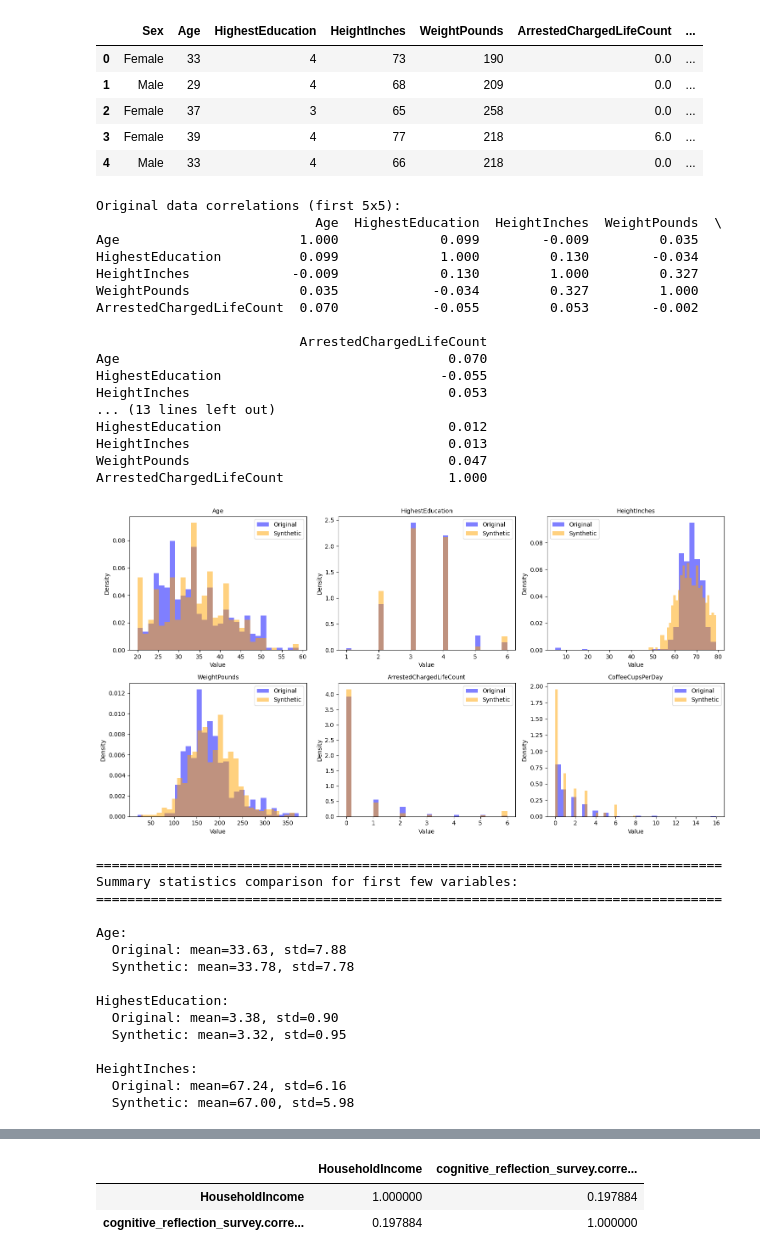
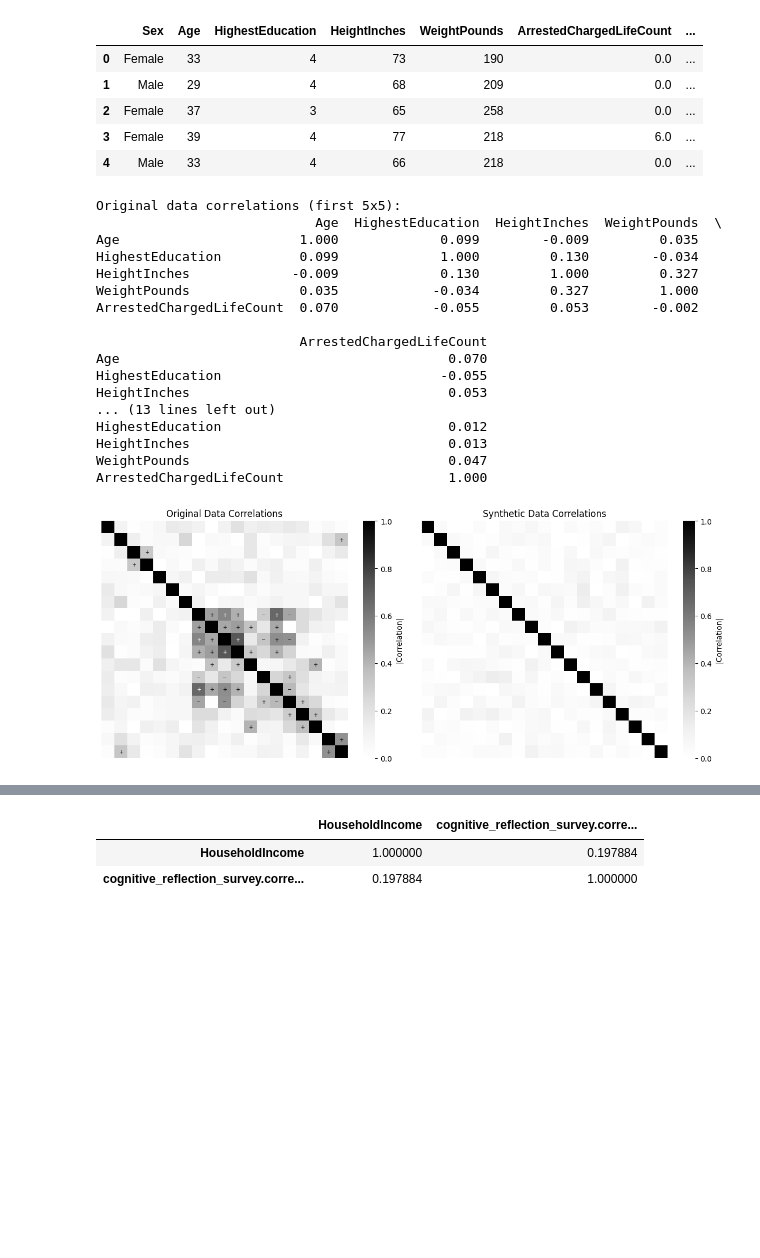
Before and after one commit to BetterCodeBetterScience/bettercode, a Jupyter notebook: notebooks/ch-09/sdv_example.ipynb, the cells around one changed output, grey strips where cells are left out. Drawn from its saved outputs; the diff is of its cells as text; code cells hidden in the pictures; blank space fills up the shorter version.

```diff
--- a/notebooks/ch-09/sdv_example.ipynb
+++ b/notebooks/ch-09/sdv_example.ipynb
@@ -183,88 +183,32 @@ def make_sdvcorrs(variant):
         ['Original Data Correlations', 'Synthetic Data Correlations']
     ):
         sns.heatmap(mat, ax=ax, xticklabels=False, yticklabels=False, **hm)
         if variant == 'gray':
             _annotate_signs(ax, signed)
         ax.set_title(title)
     fig.tight_layout()
     return fig
 
 
 save_fig_variants(make_sdvcorrs, 'sdvcorrs', CHAPTER, IMAGE_DIR)
-
-# Visualize distributions of a few variables
-numeric_cols = numeric_orig.columns[:6]
-
-# in gray the two overlaid histograms differ by fill vs. dashed outline
-DIST_STYLE = {
-    'color': {'orig': dict(color='blue', alpha=0.5),
-              'synth': dict(color='orange', alpha=0.5)},
-    'gray': {'orig': dict(color='0.6', alpha=0.6),
-             'synth': dict(histtype='step', edgecolor='black', linestyle='--', linewidth=1.5)},
-}
-
-
-def make_sdvdist(variant):
-    style = DIST_STYLE[variant]
-    fig, axes = plt.subplots(2, 3, figsize=(15, 8))
-    axes = axes.flatten()
-    for i, col in enumerate(numeric_cols):
-        if col in df_synthetic.columns:
-            orig_data = df_orig[col].dropna()
-            synth_data = df_synthetic[col].dropna()
-            axes[i].hist(orig_data, label='Original', bins=30, density=True, **style['orig'])
-            axes[i].hist(synth_data, label='Synthetic', bins=30, density=True, **style['synth'])
-            axes[i].set_title(col, fontsize=10)
-            axes[i].legend()
-            axes[i].set_xlabel('Value')
-            axes[i].set_ylabel('Density')
-    fig.tight_layout()
-    return fig
-
-
-save_fig_variants(make_sdvdist, 'sdvdist', CHAPTER, IMAGE_DIR)
-make_sdvdist("color")
+make_sdvcorrs('gray')
 plt.show()
-
-# Print summary statistics comparison
-print("\n" + "="*80)
-print("Summary statistics comparison for first few variables:")
-print("="*80)
-for col in numeric_cols[:3]:
-    print(f"\n{col}:")
-    print(f"  Original: mean={df_orig[col].mean():.2f}, std={df_orig[col].std():.2f}")
-    print(f"  Synthetic: mean={df_synthetic[col].mean():.2f}, std={df_synthetic[col].std():.2f}")
 # %% [output]
 Original data correlations (first 5x5):
                             Age  HighestEducation  HeightInches  WeightPounds  \
 Age                       1.000             0.099        -0.009         0.035
 HighestEducation          0.099             1.000         0.130        -0.034
 HeightInches             -0.009             0.130         1.000         0.327
 WeightPounds              0.035            -0.034         0.327         1.000
 ArrestedChargedLifeCount  0.070            -0.055         0.053        -0.002
 
                           ArrestedChargedLifeCount
 Age                                          0.070
 HighestEducation                            -0.055
 HeightInches                                 0.053
 ... (13 lines left out)
 HighestEducation                             0.012
 HeightInches                                 0.013
 WeightPounds                                 0.047
 ArrestedChargedLifeCount                     1.000
-[figure, old version]
+[figure, new version]
-================================================================================
-Summary statistics comparison for first few variables:
-================================================================================
-
-Age:
-  Original: mean=33.63, std=7.88
-  Synthetic: mean=33.78, std=7.78
-
-HighestEducation:
-  Original: mean=3.38, std=0.90
-  Synthetic: mean=3.32, std=0.95
-
-HeightInches:
-  Original: mean=67.24, std=6.16
-  Synthetic: mean=67.00, std=5.98
```
Also changed, not shown: parts of 1 cell of this notebook.
